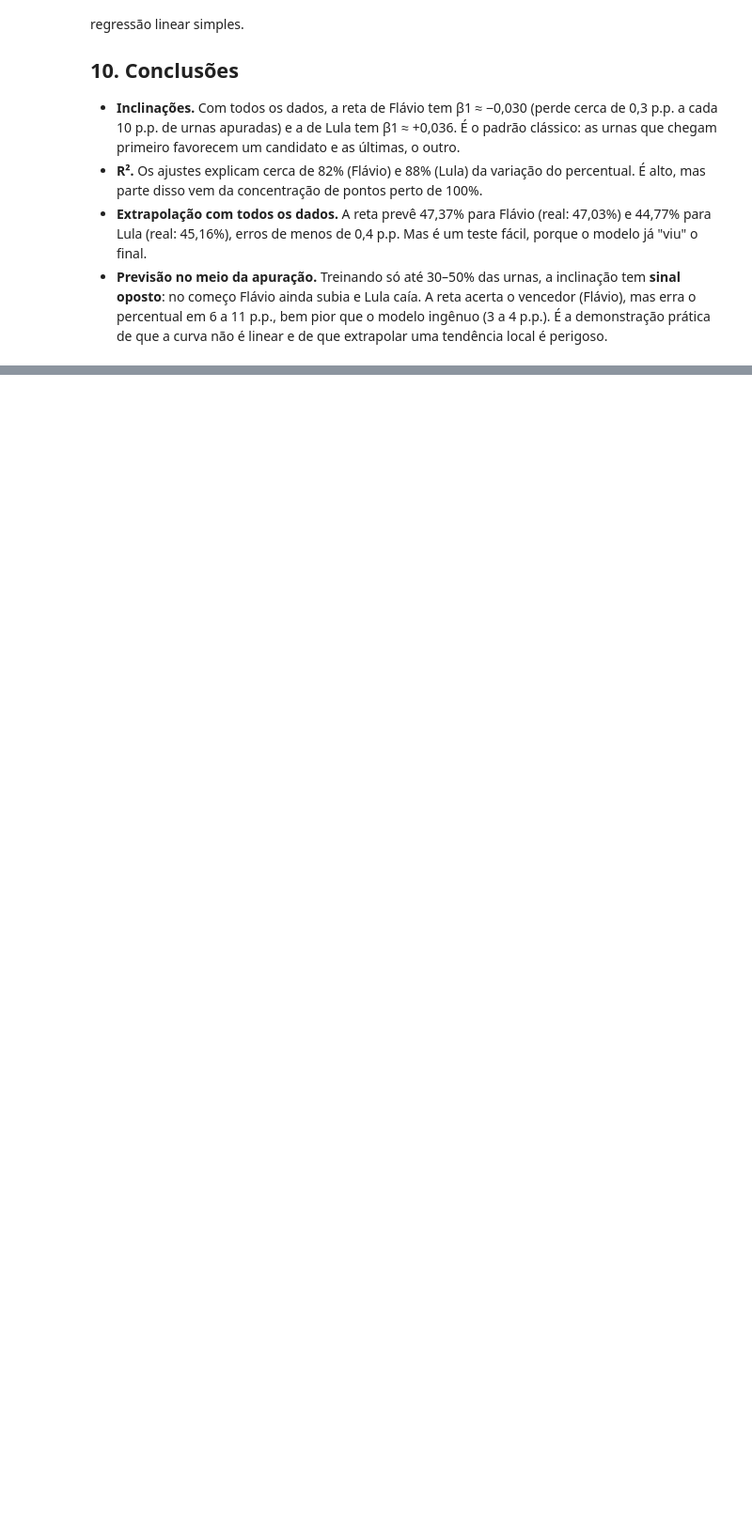
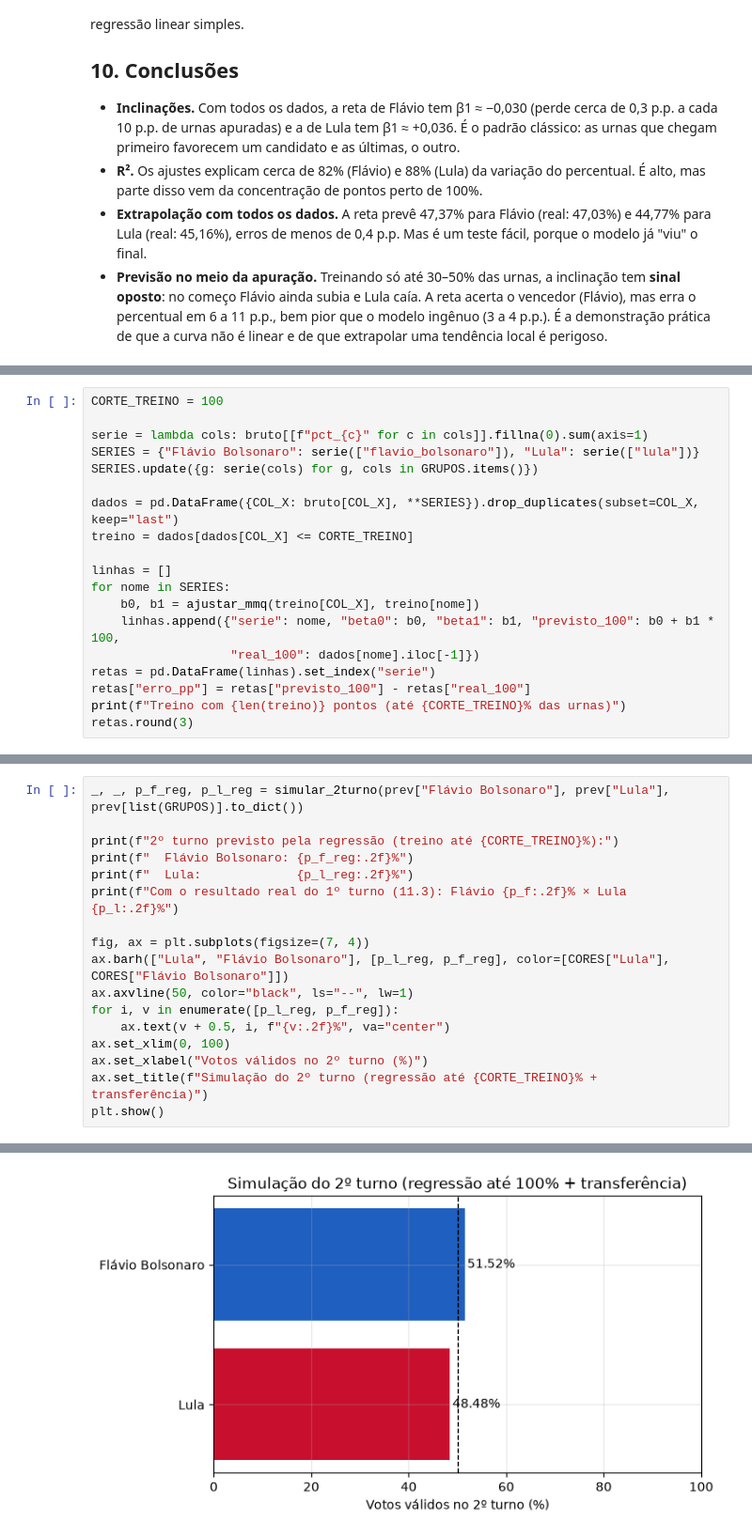
Before and after one commit to GuilhermeNobre/presidente-2026-evolucao-apuracao, a Jupyter notebook: notebooks/regressao_linear.ipynb, the cells around one changed output, grey strips where cells are left out. Shown at 94% size. Drawn from its saved outputs; the diff is of its cells as text; blank space fills up the shorter version.

```diff
--- a/notebooks/regressao_linear.ipynb
+++ b/notebooks/regressao_linear.ipynb
@@ -411,0 +553,19 @@ Mesmo com essas limitações, o exercício mostra bem como estimar, interpretar
+# %%
+CORTE_TREINO = 100
+
+serie = lambda cols: bruto[[f"pct_{c}" for c in cols]].fillna(0).sum(axis=1)
+SERIES = {"Flávio Bolsonaro": serie(["flavio_bolsonaro"]), "Lula": serie(["lula"])}
+SERIES.update({g: serie(cols) for g, cols in GRUPOS.items()})
+
+dados = pd.DataFrame({COL_X: bruto[COL_X], **SERIES}).drop_duplicates(subset=COL_X, keep="last")
+treino = dados[dados[COL_X] <= CORTE_TREINO]
+
+linhas = []
+for nome in SERIES:
+    b0, b1 = ajustar_mmq(treino[COL_X], treino[nome])
+    linhas.append({"serie": nome, "beta0": b0, "beta1": b1, "previsto_100": b0 + b1 * 100,
+                   "real_100": dados[nome].iloc[-1]})
+retas = pd.DataFrame(linhas).set_index("serie")
+retas["erro_pp"] = retas["previsto_100"] - retas["real_100"]
+print(f"Treino com {len(treino)} pontos (até {CORTE_TREINO}% das urnas)")
+retas.round(3)
@@ -411,0 +695,18 @@ Mesmo com essas limitações, o exercício mostra bem como estimar, interpretar
+# %%
+_, _, p_f_reg, p_l_reg = simular_2turno(prev["Flávio Bolsonaro"], prev["Lula"], prev[list(GRUPOS)].to_dict())
+
+print(f"2º turno previsto pela regressão (treino até {CORTE_TREINO}%):")
+print(f"  Flávio Bolsonaro: {p_f_reg:.2f}%")
+print(f"  Lula:             {p_l_reg:.2f}%")
+print(f"Com o resultado real do 1º turno (11.3): Flávio {p_f:.2f}% × Lula {p_l:.2f}%")
+
+fig, ax = plt.subplots(figsize=(7, 4))
+ax.barh(["Lula", "Flávio Bolsonaro"], [p_l_reg, p_f_reg], color=[CORES["Lula"], CORES["Flávio Bolsonaro"]])
+ax.axvline(50, color="black", ls="--", lw=1)
+for i, v in enumerate([p_l_reg, p_f_reg]):
+    ax.text(v + 0.5, i, f"{v:.2f}%", va="center")
+ax.set_xlim(0, 100)
+ax.set_xlabel("Votos válidos no 2º turno (%)")
+ax.set_title(f"Simulação do 2º turno (regressão até {CORTE_TREINO}% + transferência)")
+plt.show()
+# %% [output]
@@ -411,0 +717 @@ Mesmo com essas limitações, o exercício mostra bem como estimar, interpretar
+[figure, added]
```
Also changed, not shown: parts of 25 cells of this notebook.
